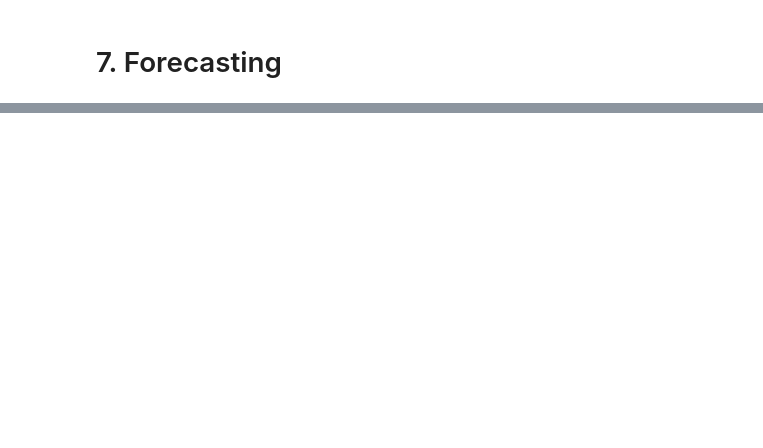
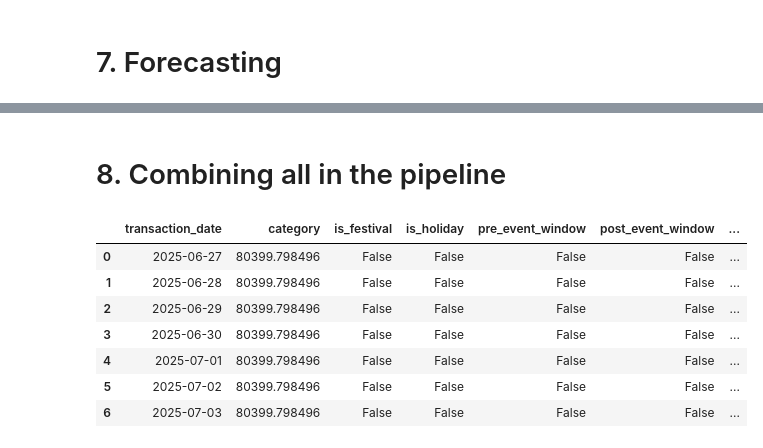
Before and after one commit to prayusgit/forecast_dashboard, a Jupyter notebook: modeling/modeling_amount.ipynb, the cells around one changed output, grey strips where cells are left out. Saved outputs shown, nothing was run; the diff lists cells and outputs as text; code cells hidden in the pictures; blank space fills up the shorter version.

```diff
--- a/modeling/modeling_amount.ipynb
+++ b/modeling/modeling_amount.ipynb
@@ -294,4 +292 @@ train_df.head()
-# %%
-train_df.drop(columns=['transaction_date'], inplace=True)
-test_df.drop(columns=['transaction_date'], inplace=True)
 # %% [markdown]
@@ -337,8 +335,8 @@ test_encoded_df = pd.DataFrame(test_encoded, columns=encoded_cols, index=test_df
 train_df = pd.concat([train_df.drop(columns=['event_type']), train_encoded_df], axis=1)
 test_df = pd.concat([test_df.drop(columns=['event_type']), test_encoded_df], axis=1)
 # %%
-X_train = train_df.dropna(subset=['transaction_amount'])
-X_test = test_df.dropna(subset=['transaction_amount'])
+X_train = train_df.dropna(subset=['transaction_amount']).drop(columns=['transaction_amount', 'transaction_date'])
+X_test = test_df.dropna(subset=['transaction_amount']).drop(columns=['transaction_amount', 'transaction_date'])
 
 y_train = train_df['transaction_amount']
 y_test = test_df['transaction_amount']
@@ -416,6 +483,15 @@ MAPE: 0.004004543288483104
 import pandas as pd
 import numpy as np
 from datetime import timedelta
+
+features = [
+       'category', 'is_festival', 'is_holiday',
+       'pre_event_window', 'post_event_window', 'day_of_week_sin',
+       'day_of_week_cos', 'month_sin', 'month_cos', 'day_of_year_sin',
+       'day_of_year_cos', 'lag_1', 'lag_7', 'lag_14', 'rolling_mean_7',
+       'rolling_mean_14', 'event_type_disaster', 'event_type_festival',
+       'event_type_none'
+       ]
 
 def forecast_next_7_days(category_name, model, original_df, category_target_mean, global_mean):
     # Step 1: Filter past data for this category
@@ -425,7 +501,7 @@ def forecast_next_7_days(category_name, model, original_df, category_target_mean
 
     # Step 2: Prepare future dates
     last_date = df_cat['transaction_date'].max()
-    future_dates = [last_date + timedelta(days=i+1) for i in range(7)]
+    future_dates = pd.to_datetime([last_date + timedelta(days=i+1) for i in range(7)])
 
     forecasts = []
 
@@ -442,6 +518,8 @@ def forecast_next_7_days(category_name, model, original_df, category_target_mean
 
         # === Cyclical Features ===
         dow = forecast_date.weekday()  # Monday=0
+        row["day_of_week"] = row["transaction_date"].dayofweek
+        row["day_of_week"] = ((row["day_of_week"] + 1) % 7) + 1
         row['day_of_week_sin'] = np.sin(2 * np.pi * dow / 7)
         row['day_of_week_cos'] = np.cos(2 * np.pi * dow / 7)
 
@@ -449,7 +527,7 @@ def forecast_next_7_days(category_name, model, original_df, category_target_mean
         row['month_sin'] = np.sin(2 * np.pi * month / 12)
         row['month_cos'] = np.cos(2 * np.pi * month / 12)
 
-        day_of_year = forecast_date.timetuple().tm_yday
+        day_of_year = forecast_date.dayofyear
         row['day_of_year_sin'] = np.sin(2 * np.pi * day_of_year / 365)
         row['day_of_year_cos'] = np.cos(2 * np.pi * day_of_year / 365)
 
@@ -472,7 +550,7 @@ def forecast_next_7_days(category_name, model, original_df, category_target_mean
 
         # Convert to DataFrame and predict
         X = pd.DataFrame([row])
-        prediction = model.predict(X)[0]
+        prediction = model.predict(X[features])[0]
         row['predicted_amount'] = prediction
 
         # Append to results
@@ -486,3 +564,12 @@ def forecast_next_7_days(category_name, model, original_df, category_target_mean
         })], ignore_index=True)
 
     return pd.DataFrame(forecasts)
+# %%
+forecast_df = forecast_next_7_days(
+    category_name='topup',
+    model=model_xgb,
+    original_df=aggregated_df,
+    category_target_mean=category_target_mean,
+    global_mean=global_mean
+)
+print(forecast_df[['transaction_date', 'predicted_amount']])
@@ -488,0 +585,2 @@ def forecast_next_7_days(category_name, model, original_df, category_target_mean
+# %% [markdown]
+# 8. Combining all in the pipeline
@@ -488,0 +737,11 @@ def forecast_next_7_days(category_name, model, original_df, category_target_mean
+# %%
+run_pipeline(df, 'topup')
+# %% [output]
+|  | transaction_date | category | is_festival | is_holiday | pre_event_window | post_event_window | ... |
+| 0 | 2025-06-27 | 80399.798496 | False | False | False | False | ... |
+| 1 | 2025-06-28 | 80399.798496 | False | False | False | False | ... |
+| 2 | 2025-06-29 | 80399.798496 | False | False | False | False | ... |
+| 3 | 2025-06-30 | 80399.798496 | False | False | False | False | ... |
+| 4 | 2025-07-01 | 80399.798496 | False | False | False | False | ... |
+| 5 | 2025-07-02 | 80399.798496 | False | False | False | False | ... |
+| 6 | 2025-07-03 | 80399.798496 | False | False | False | False | ... |
```
Also changed, not shown: parts of 17 cells of this notebook, 4 other files.
